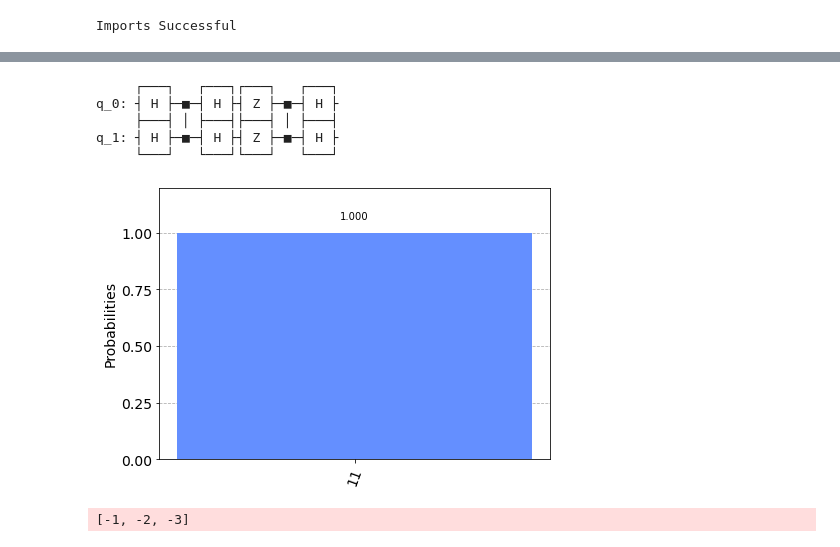
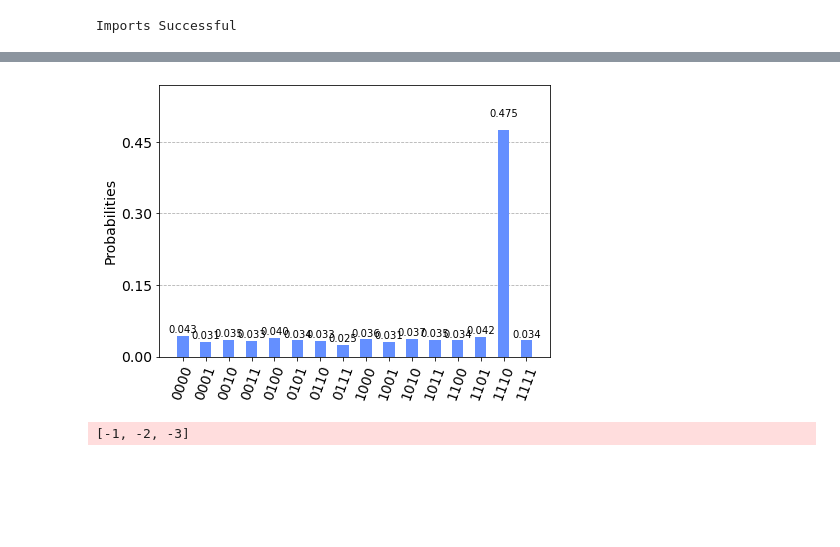
Before and after one commit to Jonathanchan1996/QM_Sandbox, a Jupyter notebook: finalProject.ipynb, the cells around one changed output, grey strips where cells are left out. Drawn from its saved outputs; the diff is of its cells as text; code cells hidden in the pictures; blank space fills up the shorter version.

```diff
--- a/finalProject.ipynb
+++ b/finalProject.ipynb
@@ -138,61 +94,14 @@ c: 4/═════════════════════════
-# %%
-#initialization
-import matplotlib.pyplot as plt
-import numpy as np
-
-# importing Qiskit
-from qiskit import IBMQ, Aer, assemble, transpile
-from qiskit import QuantumCircuit, ClassicalRegister, QuantumRegister
-from qiskit.providers.ibmq import least_busy
-
-# import basic plot tools
-from qiskit.visualization import plot_histogram
-
-def initialize_s(qc, qubits):
-    """Apply a H-gate to 'qubits' in qc"""
-    for q in qubits:
-        qc.h(q)
-    return qc
-
-
-n = 2
-grover_circuit = QuantumCircuit(n)
-grover_circuit = initialize_s(grover_circuit, [0,1])
-#grover_circuit.draw()
-
-# Oracle
-#grover_circuit.cz(0,1) #for 11
-grover_circuit.cz(0,1)
-grover_circuit.draw()
-
-# Diffusion operator (U_s)
-grover_circuit.h([0,1])
-grover_circuit.z([0,1])
-grover_circuit.cz(0,1)
-grover_circuit.h([0,1])
-grover_circuit.draw()
-# %% [output]
-     ┌───┐   ┌───┐┌───┐   ┌───┐
-q_0: ┤ H ├─■─┤ H ├┤ Z ├─■─┤ H ├
-     ├───┤ │ ├───┤├───┤ │ ├───┤
-q_1: ┤ H ├─■─┤ H ├┤ Z ├─■─┤ H ├
-     └───┘   └───┘└───┘   └───┘
-# %%
-# Simulator
-sv_sim = Aer.get_backend('statevector_simulator')
-qobj = assemble(grover_circuit)
-result = sv_sim.run(qobj).result()
-statevec = result.get_statevector()
-
-grover_circuit.measure_all()
-
-qasm_sim = Aer.get_backend('qasm_simulator')
-qobj = assemble(grover_circuit)
-result = qasm_sim.run(qobj).result()
-counts = result.get_counts()
-plot_histogram(counts)
-# %% [output]
-[figure, removed]
+# %%
+# Simulate and plot results
+from qiskit import *
+from qiskit.visualization import plot_histogram
+qasm_simulator = Aer.get_backend('qasm_simulator')
+transpiled_qc = transpile(qc, qasm_simulator)
+qobj = assemble(transpiled_qc)
+result = qasm_sim.run(qobj).result()
+plot_histogram(result.get_counts())
+# %% [output]
+[figure, added]
 # %%
 import numpy as np
 from qiskit import BasicAer
```
Also changed, not shown: parts of 16 cells of this notebook.
